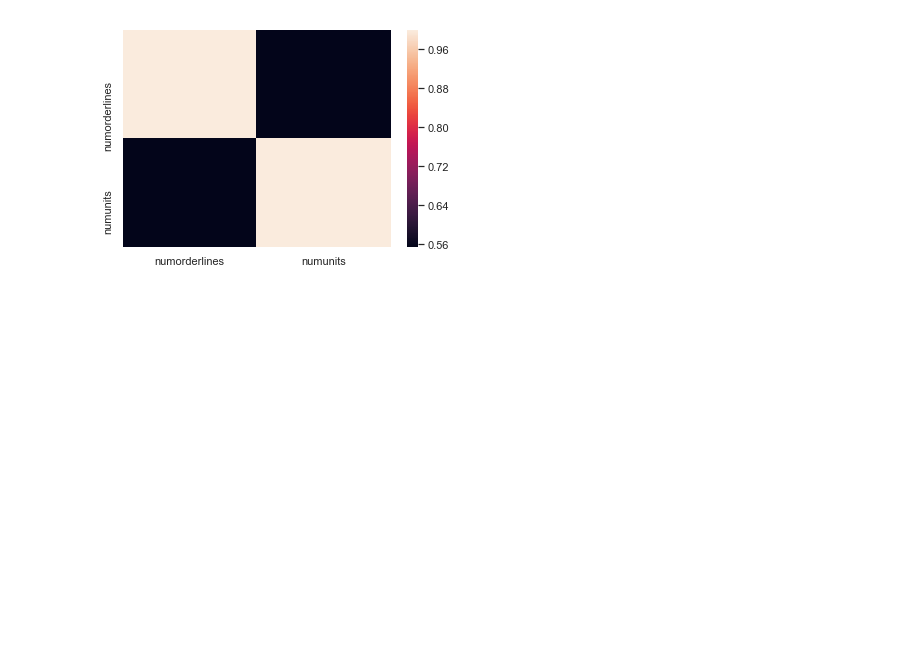
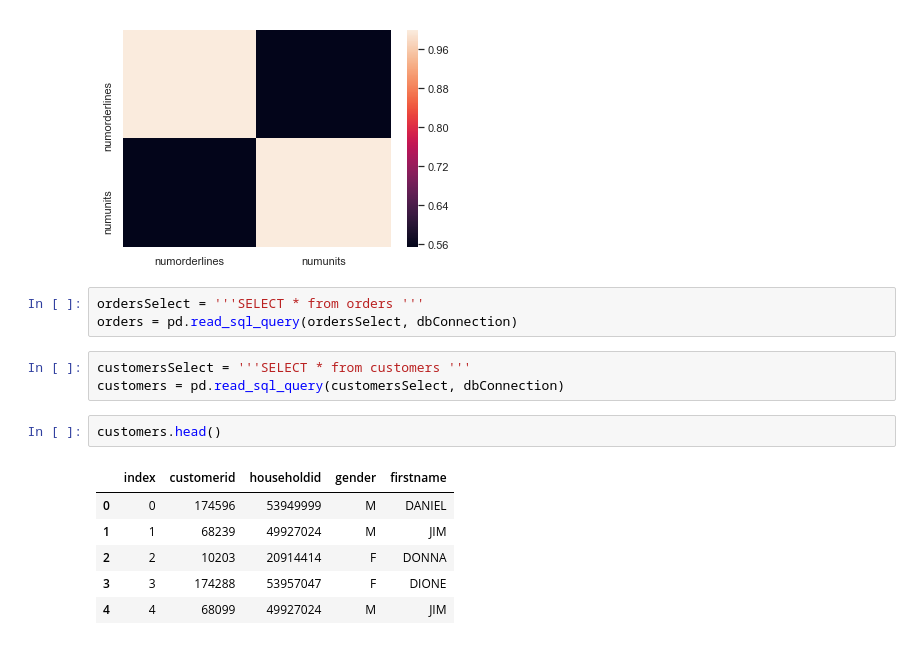
Before and after one commit to MariuszWroc/dataScience, a Jupyter notebook: data science - projekt.ipynb, the cells around one changed output. Drawn from its saved outputs; the diff is of its cells as text; blank space fills up the shorter version.

```diff
--- a/data science - projekt.ipynb
+++ b/data science - projekt.ipynb
@@ -92,3 +92,18 @@ sns.heatmap(corr,
 # %% [output]
 <matplotlib.axes._subplots.AxesSubplot at 0x...>
 [figure]
+# %%
+ordersSelect = '''SELECT * from orders '''
+orders = pd.read_sql_query(ordersSelect, dbConnection)
+# %%
+customersSelect = '''SELECT * from customers '''
+customers = pd.read_sql_query(customersSelect, dbConnection)
+# %%
+customers.head()
+# %% [output]
+|  | index | customerid | householdid | gender | firstname |
+| 0 | 0 | 174596 | 53949999 | M | DANIEL |
+| 1 | 1 | 68239 | 49927024 | M | JIM |
+| 2 | 2 | 10203 | 20914414 | F | DONNA |
+| 3 | 3 | 174288 | 53957047 | F | DIONE |
+| 4 | 4 | 68099 | 49927024 | M | JIM |
```
Also changed, not shown: parts of 3 cells of this notebook.
